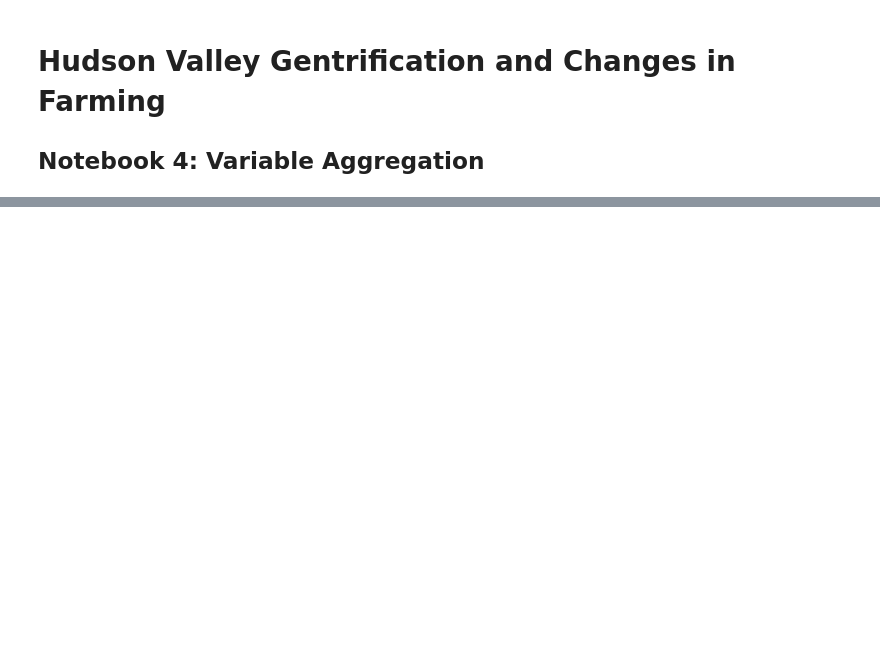
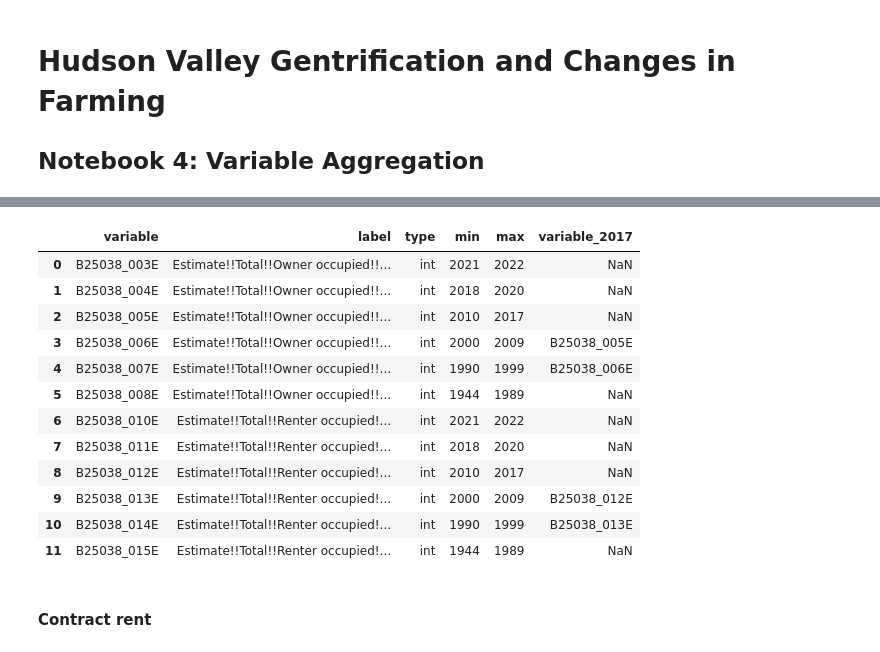
Before and after one commit to dkrasne/nys_farms, a Jupyter notebook: nys_farms_4_varagg.ipynb, the cells around one changed output, grey strips where cells are left out. Saved outputs shown, nothing was run; the diff lists cells and outputs as text; code cells hidden in the pictures; blank space fills up the shorter version.

```diff
--- a/nys_farms_4_varagg.ipynb
+++ b/nys_farms_4_varagg.ipynb
@@ -54,0 +146,6 @@ gdf_counties_core = gpd.read_file("data/counties_core.geojson").to_csv(proj_huds
+# %%
+for year in ['2017','2022']:
+    for vargroup in acs_vars[year]:
+        if vargroup in acs_var_grp_raw:
+            acs_vars[year][vargroup]['df'] = pd.DataFrame.from_dict(acs_vars[year][vargroup]['variables'])
+acs_vars
@@ -54,0 +170,5 @@ gdf_counties_core = gpd.read_file("data/counties_core.geojson").to_csv(proj_huds
+# %%
+for year in ['2017','2022']:
+    for vargroup in acs_vars[year]:
+        if 'df' in acs_vars[year][vargroup]:
+            print(acs_vars[year][vargroup]['df'])
@@ -54,0 +249,28 @@ gdf_counties_core = gpd.read_file("data/counties_core.geojson").to_csv(proj_huds
+# %%
+df_b25038 = {}
+for i, df in enumerate([df_b25038_2017, df_b25038_2022]):
+    if i == 0:
+        year = '2017'
+    else:
+        year = '2022'
+    df = df.query('variable not in ["B25038_001E","B25038_002E","B25038_009E"]').copy()
+    df['label'] = df['label'].str.replace(':','')
+    df['label'] = df['label'].str.replace('Moved in ','')
+    df['min'] = 0
+    df['max'] = 0
+    for idx, row in df.iterrows():
+        label = row.label.split('!!')
+        if len(label[-1].split(' to ')) == 2:
+            df.loc[idx, 'min'] = int(label[-1].split(' to ')[0])
+            df.loc[idx, 'max'] = int(label[-1].split(' to ')[1])
+        elif len(label[-1].split(' or ')) == 2:
+            if label[-1].split(' or ')[1] == 'later':
+                df.loc[idx, 'min'] = int(label[-1].split(' or ')[0])
+                df.loc[idx, 'max'] = int(year)
+            else:
+                df.loc[idx, 'max'] = int(label[-1].split(' or ')[0])
+                df.loc[idx, 'min'] = int(label[-1].split(' or ')[0]) - 45
+    #df_b19001 = df_b19001.assign(avg = lambda df: (df['min']+df['max'])/2)
+    df_b25038[year] = df
+
+df_b25038['2017']
@@ -54,0 +291,17 @@ gdf_counties_core = gpd.read_file("data/counties_core.geojson").to_csv(proj_huds
+# %%
+df_b25038['2022'] = df_b25038['2022'].merge(df_b25038['2017'], how='left', on=['label','type','min','max'], suffixes=['','_2017'])
+df_b25038['2022']
+# %% [output]
+|  | variable | label | type | min | max | variable_2017 |
+| 0 | B25038_003E | Estimate!!Total!!Owner occupied!!... | int | 2021 | 2022 | NaN |
+| 1 | B25038_004E | Estimate!!Total!!Owner occupied!!... | int | 2018 | 2020 | NaN |
+| 2 | B25038_005E | Estimate!!Total!!Owner occupied!!... | int | 2010 | 2017 | NaN |
+| 3 | B25038_006E | Estimate!!Total!!Owner occupied!!... | int | 2000 | 2009 | B25038_005E |
+| 4 | B25038_007E | Estimate!!Total!!Owner occupied!!... | int | 1990 | 1999 | B25038_006E |
+| 5 | B25038_008E | Estimate!!Total!!Owner occupied!!... | int | 1944 | 1989 | NaN |
+| 6 | B25038_010E | Estimate!!Total!!Renter occupied!... | int | 2021 | 2022 | NaN |
+| 7 | B25038_011E | Estimate!!Total!!Renter occupied!... | int | 2018 | 2020 | NaN |
+| 8 | B25038_012E | Estimate!!Total!!Renter occupied!... | int | 2010 | 2017 | NaN |
+| 9 | B25038_013E | Estimate!!Total!!Renter occupied!... | int | 2000 | 2009 | B25038_012E |
+| 10 | B25038_014E | Estimate!!Total!!Renter occupied!... | int | 1990 | 1999 | B25038_013E |
+| 11 | B25038_015E | Estimate!!Total!!Renter occupied!... | int | 1944 | 1989 | NaN |
@@ -54,0 +313,2 @@ gdf_counties_core = gpd.read_file("data/counties_core.geojson").to_csv(proj_huds
+# %% [markdown]
+#### Contract rent
```
Also changed, not shown: parts of 42 cells of this notebook, 1 other file.
